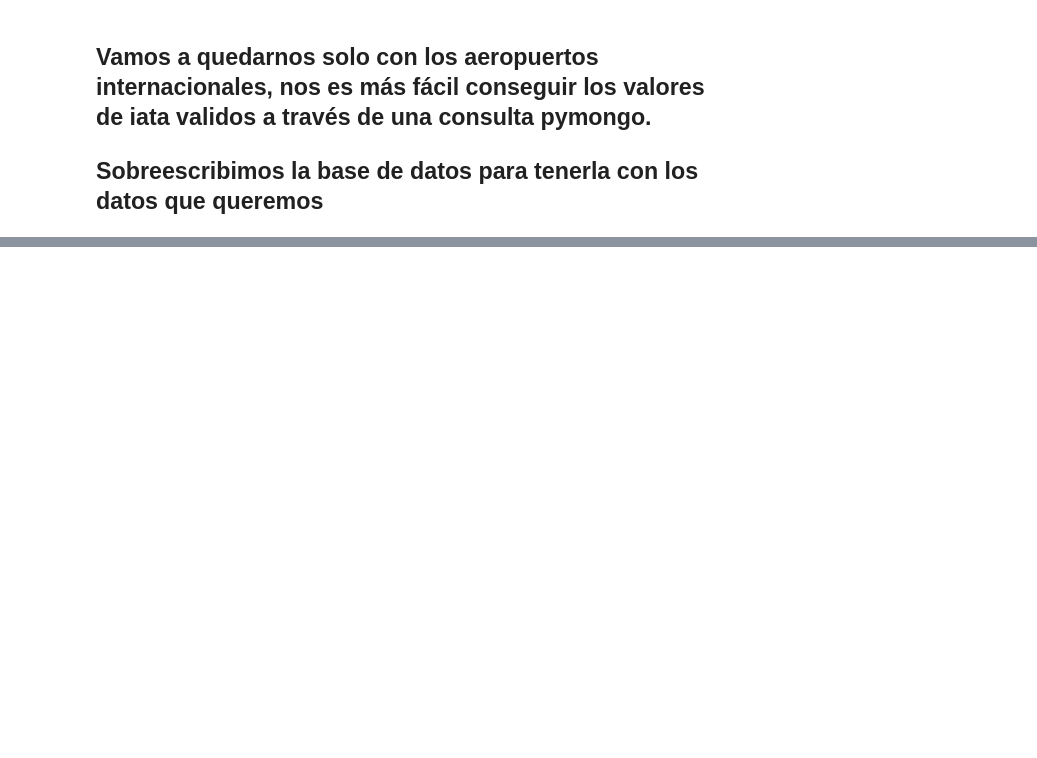
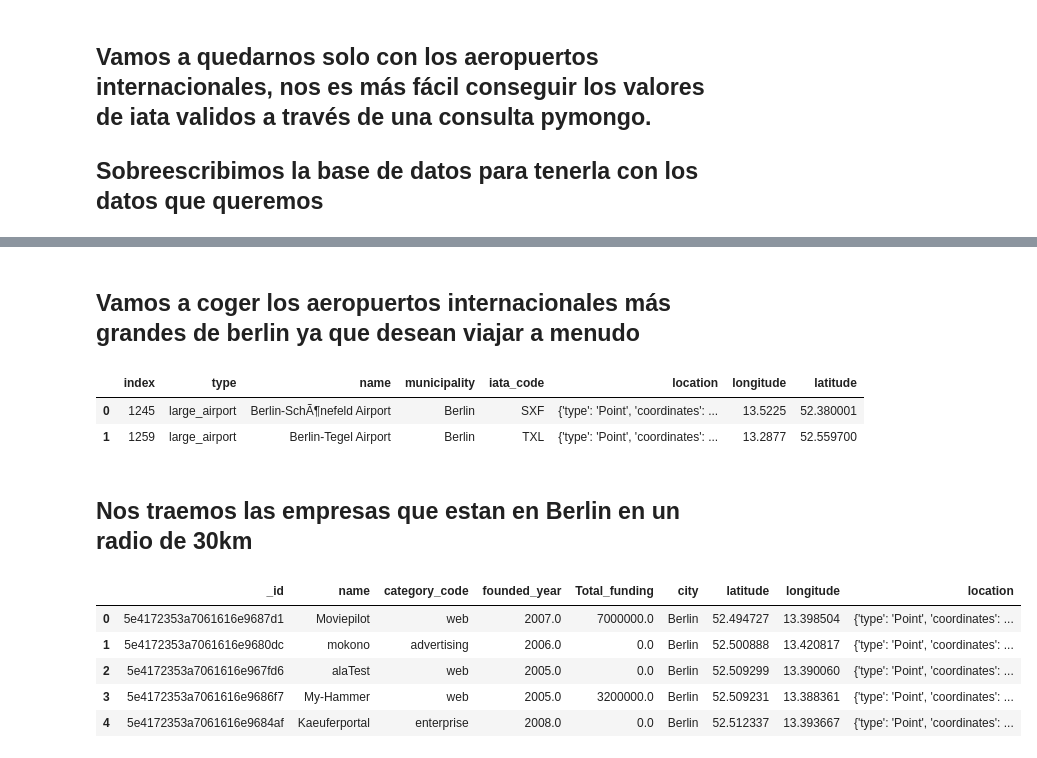
Before and after one commit to jmpchamizo/Locations, a Jupyter notebook: Project.ipynb, the cells around one changed output, grey strips where cells are left out. Saved outputs shown, nothing was run; the diff lists cells and outputs as text; code cells hidden in the pictures; blank space fills up the shorter version.

```diff
--- a/Project.ipynb
+++ b/Project.ipynb
@@ -340,0 +166,26 @@ df["distance"] =
+# %% [markdown]
+## Vamos a coger los aeropuertos internacionales más grandes de berlin ya que desean viajar a menudo
+# %%
+arp_berlin = df_ar[df_ar.municipality == "Berlin"]
+arp_berlin = arp_berlin[arp_berlin["type"] == "large_airport"].reset_index()
+arp_berlin
+# %% [output]
+|  | index | type | name | municipality | iata_code | location | longitude | latitude |
+| 0 | 1245 | large_airport | Berlin-SchÃ¶nefeld Airport | Berlin | SXF | {'type': 'Point', 'coordinates': ... | 13.5225 | 52.380001 |
+| 1 | 1259 | large_airport | Berlin-Tegel Airport | Berlin | TXL | {'type': 'Point', 'coordinates': ... | 13.2877 | 52.559700 |
+# %% [markdown]
+## Nos traemos las empresas que estan en Berlin en un radio de 30km
+# %%
+query = u.withGeoQuery("Berlin", 30000)
+client = MongoClient("mongodb://localhost/companies")
+db = client.get_database()
+comp = list(db["companies_clean"].find(query))
+companies_berlin = pd.DataFrame(comp)
+companies_berlin.head()
+# %% [output]
+|  | _id | name | category_code | founded_year | Total_funding | city | latitude | longitude | location |
+| 0 | 5e4172353a7061616e9687d1 | Moviepilot | web | 2007.0 | 7000000.0 | Berlin | 52.494727 | 13.398504 | {'type': 'Point', 'coordinates': ... |
+| 1 | 5e4172353a7061616e9680dc | mokono | advertising | 2006.0 | 0.0 | Berlin | 52.500888 | 13.420817 | {'type': 'Point', 'coordinates': ... |
+| 2 | 5e4172353a7061616e967fd6 | alaTest | web | 2005.0 | 0.0 | Berlin | 52.509299 | 13.390060 | {'type': 'Point', 'coordinates': ... |
+| 3 | 5e4172353a7061616e9686f7 | My-Hammer | web | 2005.0 | 3200000.0 | Berlin | 52.509231 | 13.388361 | {'type': 'Point', 'coordinates': ... |
+| 4 | 5e4172353a7061616e9684af | Kaeuferportal | enterprise | 2008.0 | 0.0 | Berlin | 52.512337 | 13.393667 | {'type': 'Point', 'coordinates': ... |
```
Also changed, not shown: parts of 89 cells of this notebook, 4 other files.
